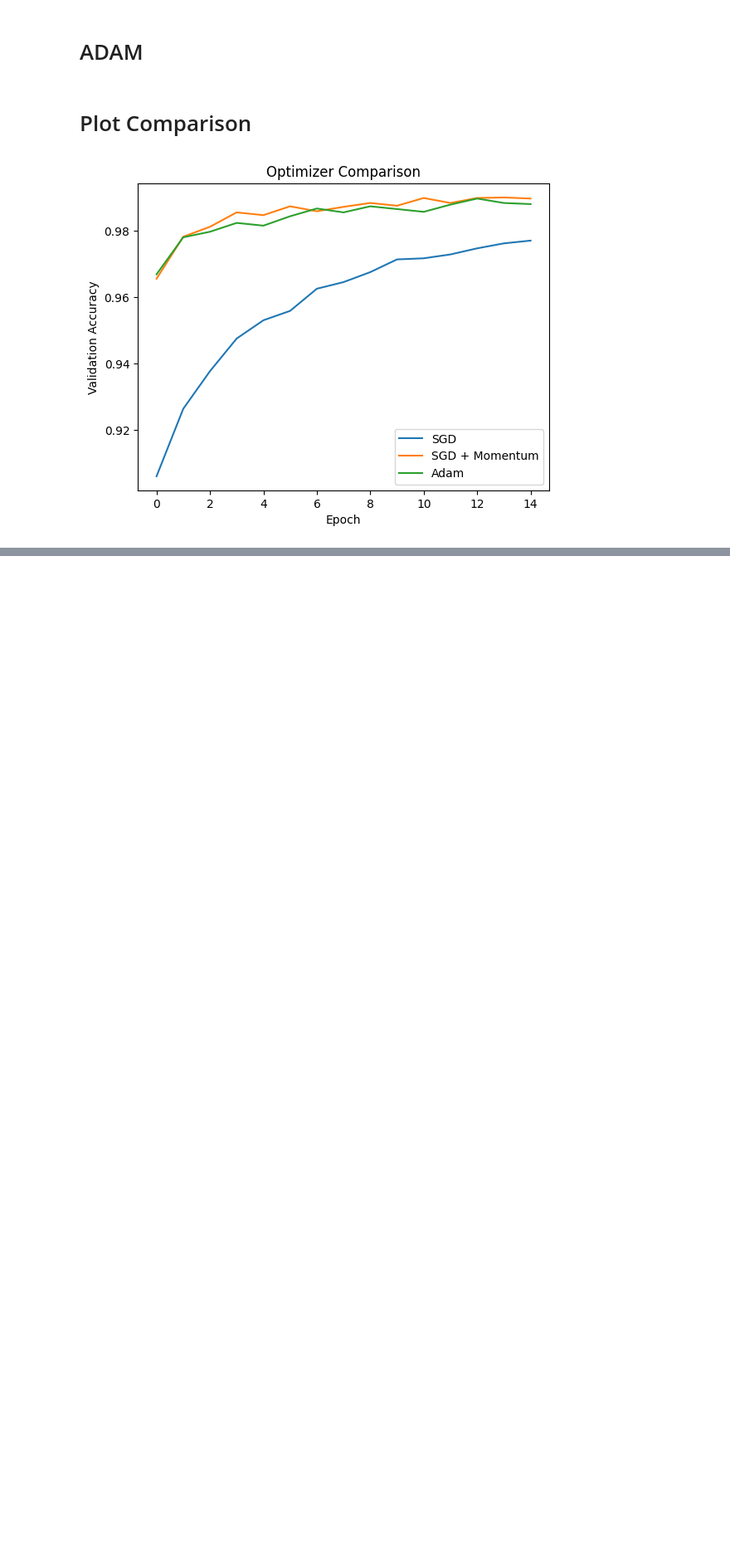
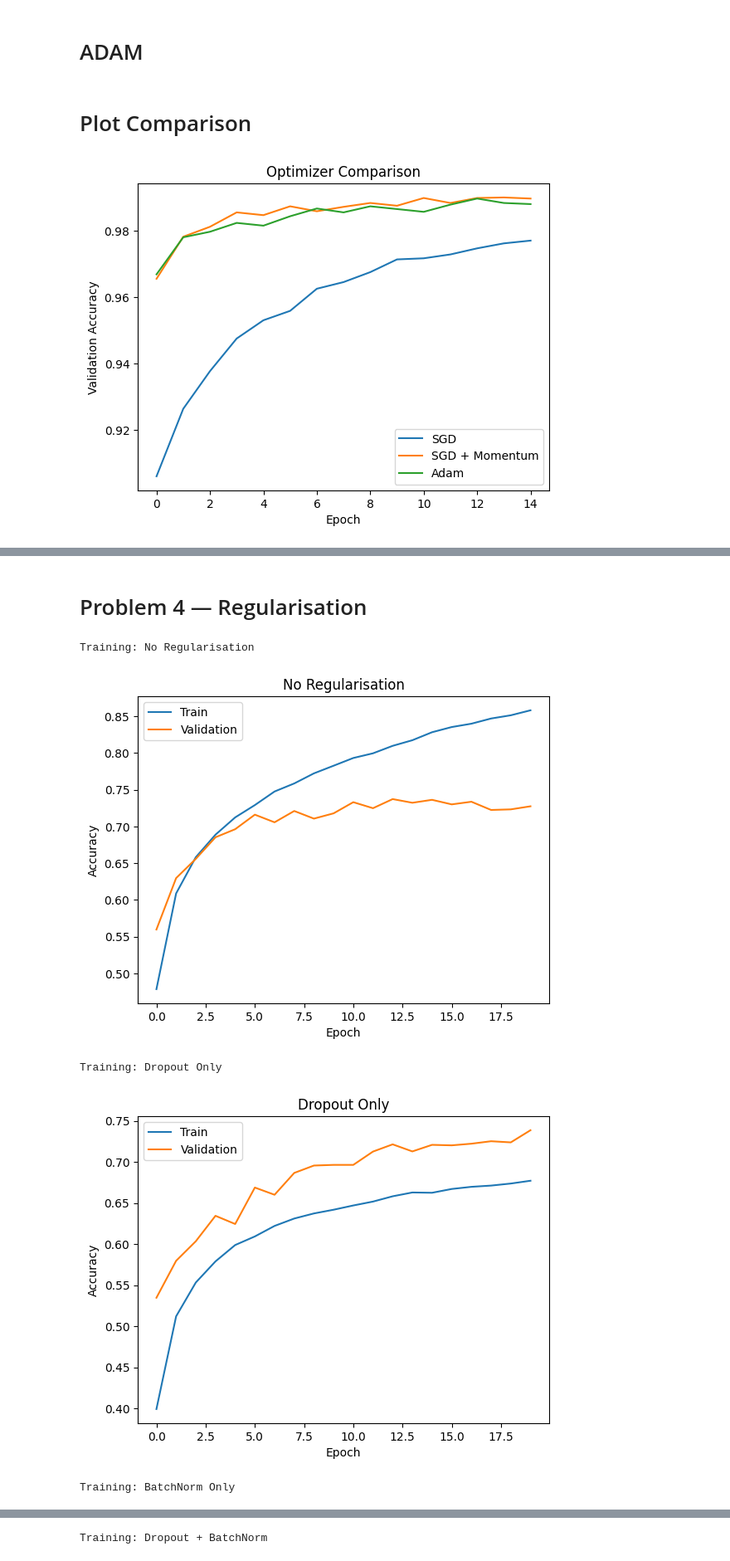
Before and after one commit to swayamjaiswal152/CNN-Lab-Assignment, a Jupyter notebook: CNN_Lab_Assignment.ipynb, the cells around one changed output, grey strips where cells are left out. Shown at 83% size. Saved outputs shown, nothing was run; the diff lists cells and outputs as text; code cells hidden in the pictures; blank space fills up the shorter version.

Commit message:
Created Task 3 : problem 4

```diff
--- a/CNN_Lab_Assignment.ipynb
+++ b/CNN_Lab_Assignment.ipynb
@@ -913,0 +951,11 @@ plt.show()
+# %%
+from tensorflow.keras.datasets import cifar10
+from tensorflow.keras.utils import to_categorical
+
+(x_train_cifar, y_train_cifar), (x_test_cifar, y_test_cifar) = cifar10.load_data()
+
+x_train_cifar = x_train_cifar.astype('float32') / 255.0
+x_test_cifar = x_test_cifar.astype('float32') / 255.0
+
+y_train_cifar = to_categorical(y_train_cifar, 10)
+y_test_cifar = to_categorical(y_test_cifar, 10)
@@ -913,0 +1035,2 @@ plt.show()
+# %% [markdown]
+# Problem 4 — Regularisation
@@ -913,0 +1074,50 @@ plt.show()
+# %%
+configs = {
+    "No Regularisation": (False, False),
+    "Dropout Only": (True, False),
+    "BatchNorm Only": (False, True),
+    "Dropout + BatchNorm": (True, True)
+}
+
+results = {}
+
+for name, (drop, bn) in configs.items():
+    print(f"\nTraining: {name}")
+
+    model = create_model(use_dropout=drop, use_bn=bn)
+
+    model.compile(
+        optimizer='adam',
+        loss='categorical_crossentropy',
+        metrics=['accuracy']
+    )
+
+    history = model.fit(
+        x_train_cifar, y_train_cifar,
+        epochs=20,
+        batch_size=64,
+        validation_split=0.1,
+        verbose=0
+    )
+
+    train_acc = history.history['accuracy'][-1]
+    val_acc = history.history['val_accuracy'][-1]
+    gap = train_acc - val_acc
+
+    results[name] = gap
+
+    # Plot
+    plt.figure()
+    plt.plot(history.history['accuracy'], label='Train')
+    plt.plot(history.history['val_accuracy'], label='Validation')
+    plt.title(name)
+    plt.xlabel("Epoch")
+    plt.ylabel("Accuracy")
+    plt.legend()
+    plt.show()
+# %% [output]
+Training: No Regularisation
+[figure, added]
+Training: Dropout Only
+[figure, added]
+Training: BatchNorm Only
@@ -913,0 +1125 @@ plt.show()
+Training: Dropout + BatchNorm
```
Also changed, not shown: parts of 14 cells of this notebook.
